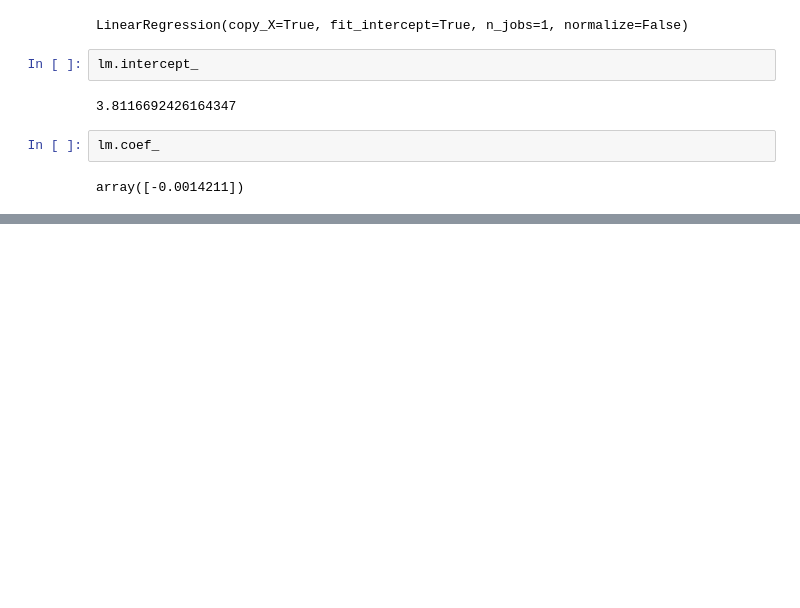
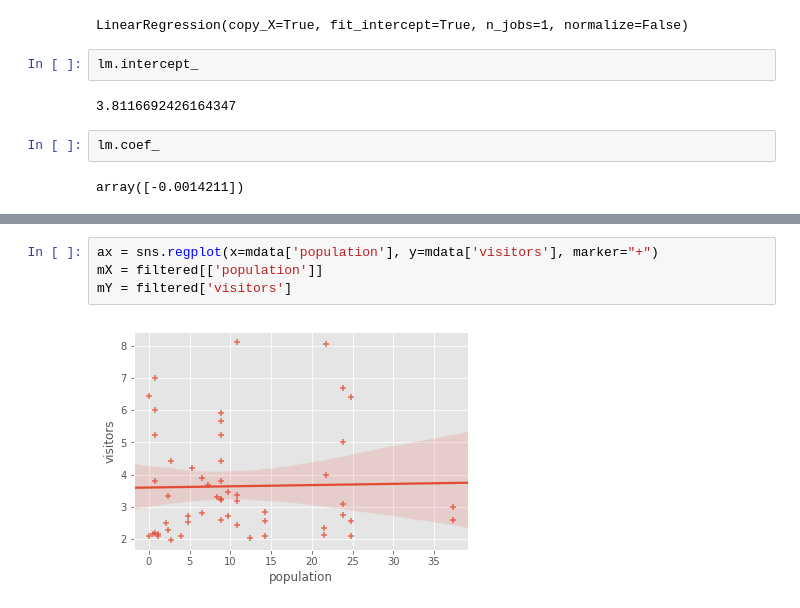
Before and after one commit to perigee/musee, a Jupyter notebook: musee.ipynb, the cells around one changed output, grey strips where cells are left out. Drawn from its saved outputs; the diff is of its cells as text; blank space fills up the shorter version.

```diff
--- a/musee.ipynb
+++ b/musee.ipynb
@@ -292,0 +306,6 @@ array([-0.0014211])
+# %%
+ax = sns.regplot(x=mdata['population'], y=mdata['visitors'], marker="+")
+mX = filtered[['population']]
+mY = filtered['visitors']
+# %% [output]
+[figure, added]
```
Also changed, not shown: parts of 11 cells of this notebook.
